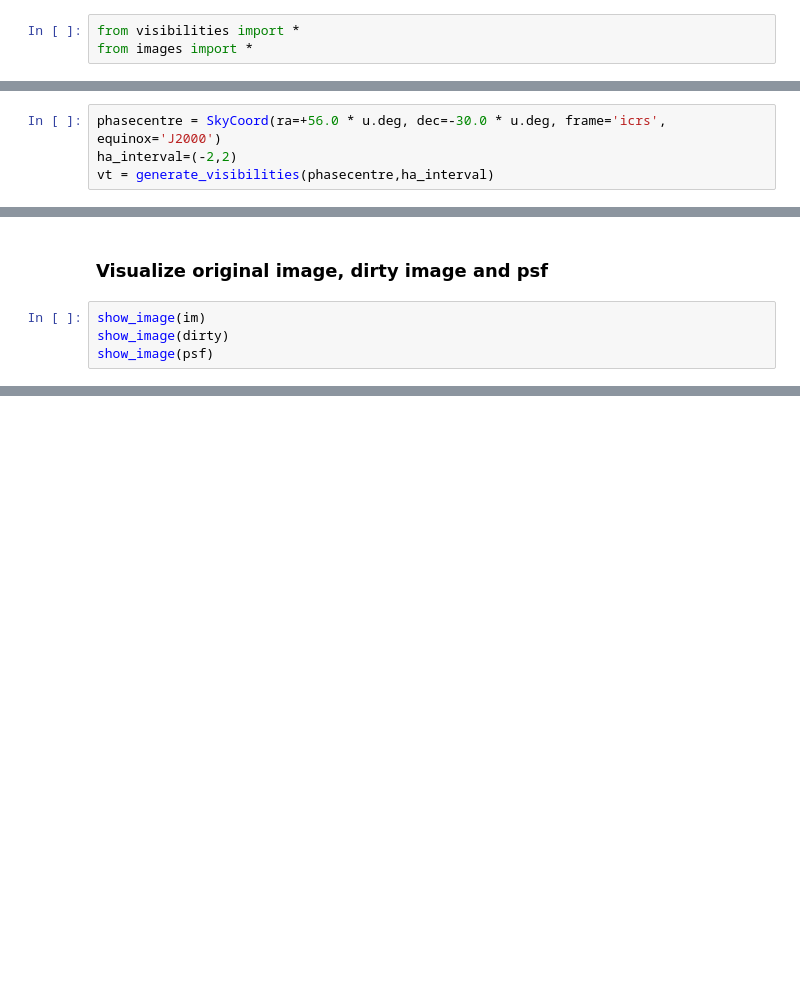
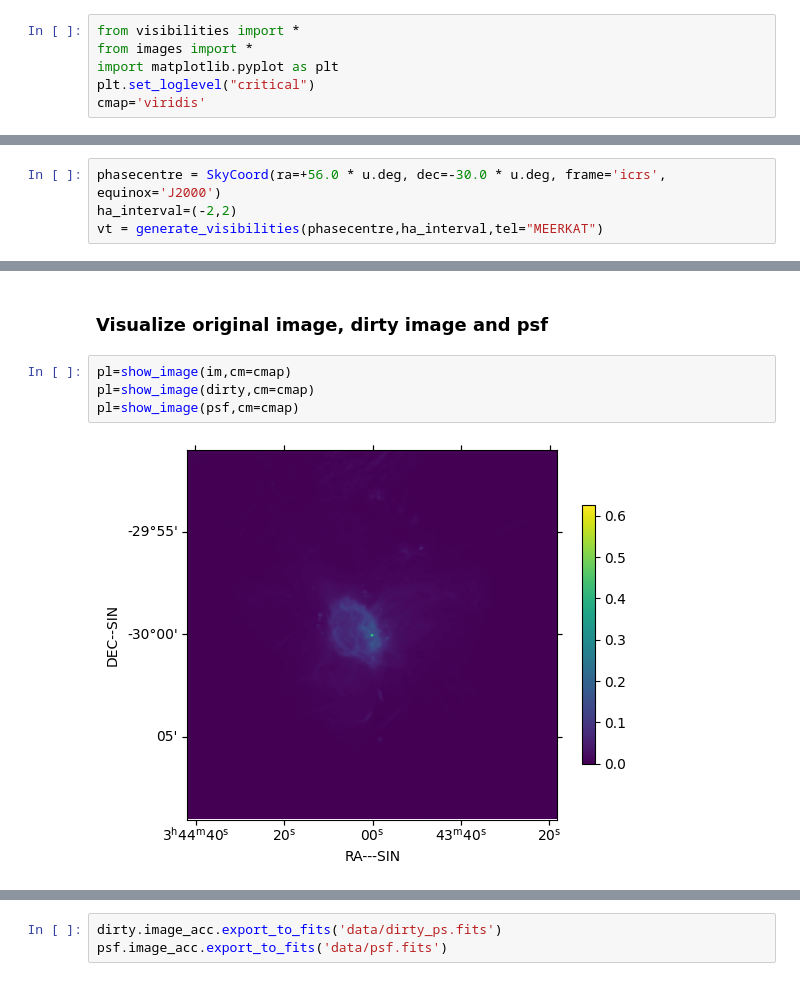
Before and after one commit to simon-prunet/radio-imaging, a Jupyter notebook: dirty.ipynb, the cells around one changed output, grey strips where cells are left out. Drawn from its saved outputs; the diff is of its cells as text; blank space fills up the shorter version.

```diff
--- a/dirty.ipynb
+++ b/dirty.ipynb
@@ -3,3 +3,6 @@
 # %%
 from visibilities import *
 from images import *
+import matplotlib.pyplot as plt
+plt.set_loglevel("critical")
+cmap='viridis'
@@ -10,4 +11,4 @@ Error:
 # %%
 phasecentre = SkyCoord(ra=+56.0 * u.deg, dec=-30.0 * u.deg, frame='icrs', equinox='J2000')
 ha_interval=(-2,2)
-vt = generate_visibilities(phasecentre,ha_interval)
+vt = generate_visibilities(phasecentre,ha_interval,tel="MEERKAT")
@@ -30,6 +88,8 @@ dirty, psf = dirty_psf_from_visibilities(vt,cell_size,npix=512)
 # %% [markdown]
 ### Visualize original image, dirty image and psf
 # %%
-show_image(im)
-show_image(dirty)
-show_image(psf)
+pl=show_image(im,cm=cmap)
+pl=show_image(dirty,cm=cmap)
+pl=show_image(psf,cm=cmap)
+# %% [output]
+[figure, added]
@@ -35,0 +98,3 @@ show_image(psf)
+# %%
+dirty.image_acc.export_to_fits('data/dirty_ps.fits')
+psf.image_acc.export_to_fits('data/psf.fits')
```
Also changed, not shown: parts of 9 cells of this notebook.
